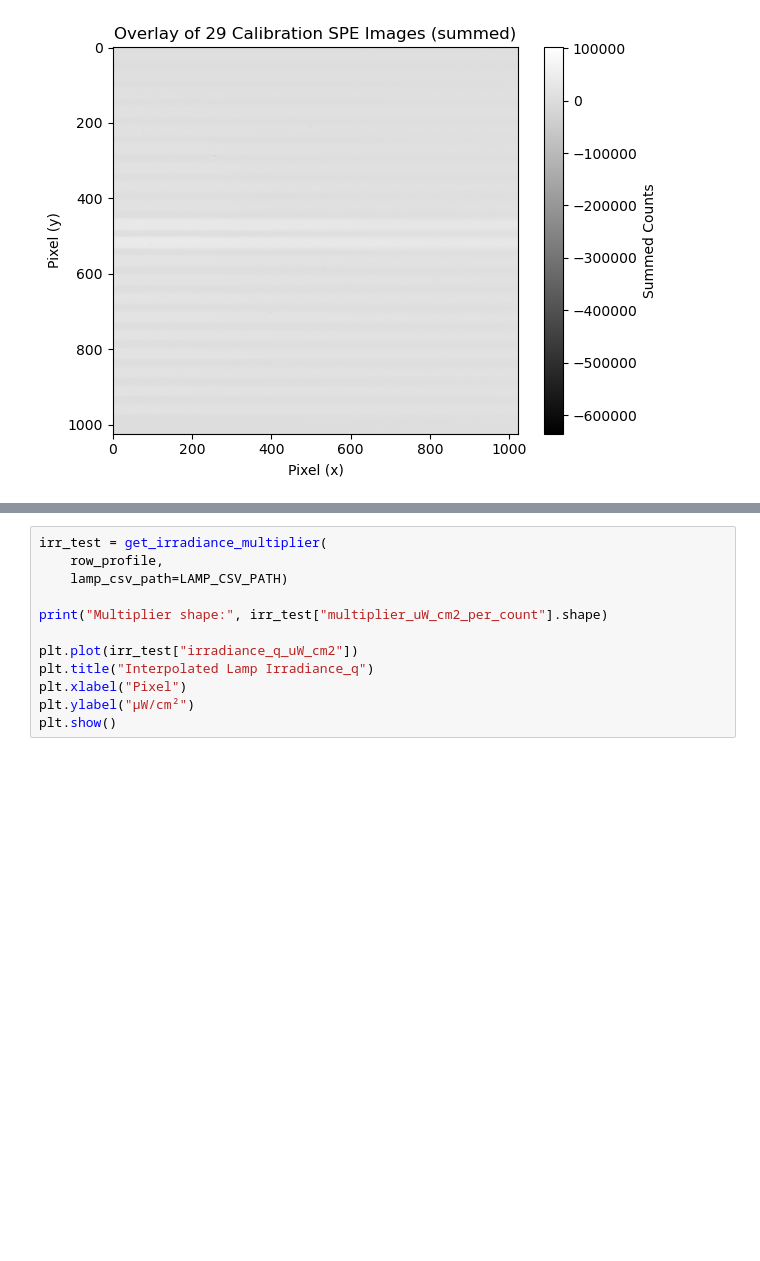
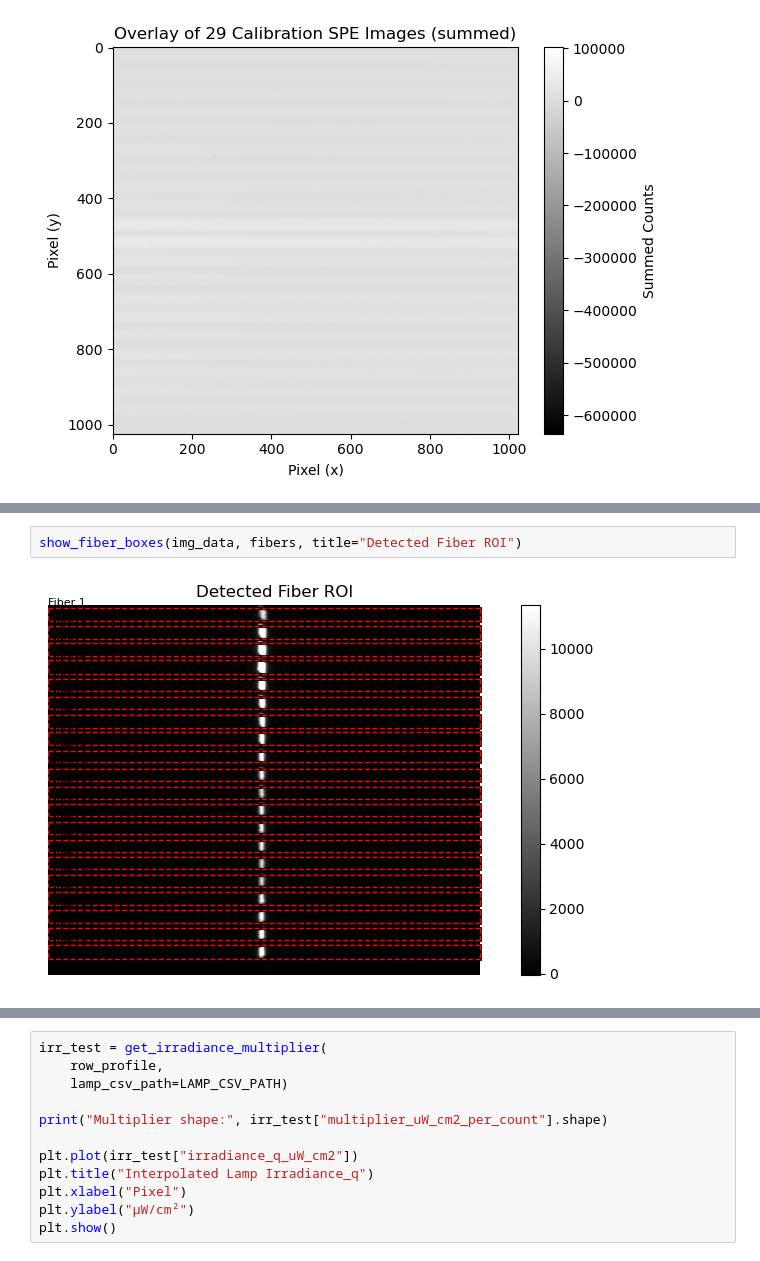
Before and after one commit to elyselian/spectroscopy, a Jupyter notebook: clean_testing_notebook.ipynb, the cells around one changed output, grey strips where cells are left out. Saved outputs shown, nothing was run; the diff lists cells and outputs as text; blank space fills up the shorter version.

```diff
--- a/clean_testing_notebook.ipynb
+++ b/clean_testing_notebook.ipynb
@@ -126 +125,5 @@ Area: 29073
+# %%
+show_fiber_boxes(img_data, fibers, title="Detected Fiber ROI")
+# %% [output]
+[figure, added]
 # %%
```
Also changed, not shown: parts of 9 cells of this notebook, 4 other files.
